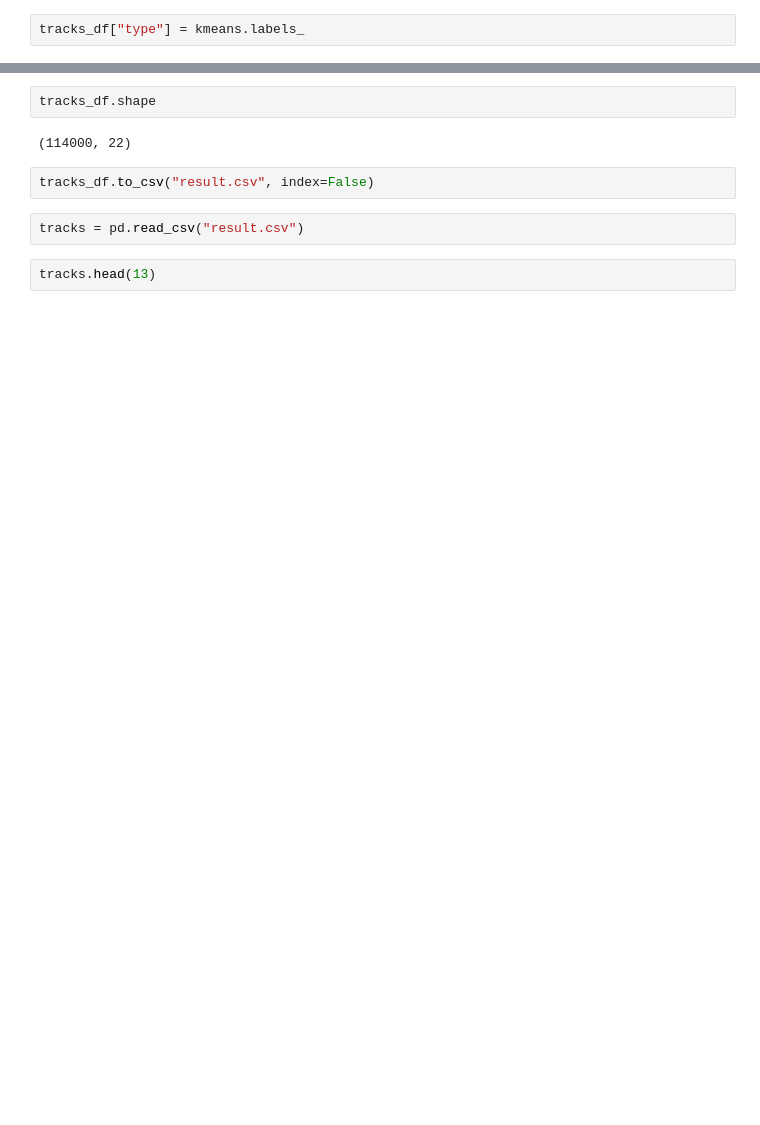
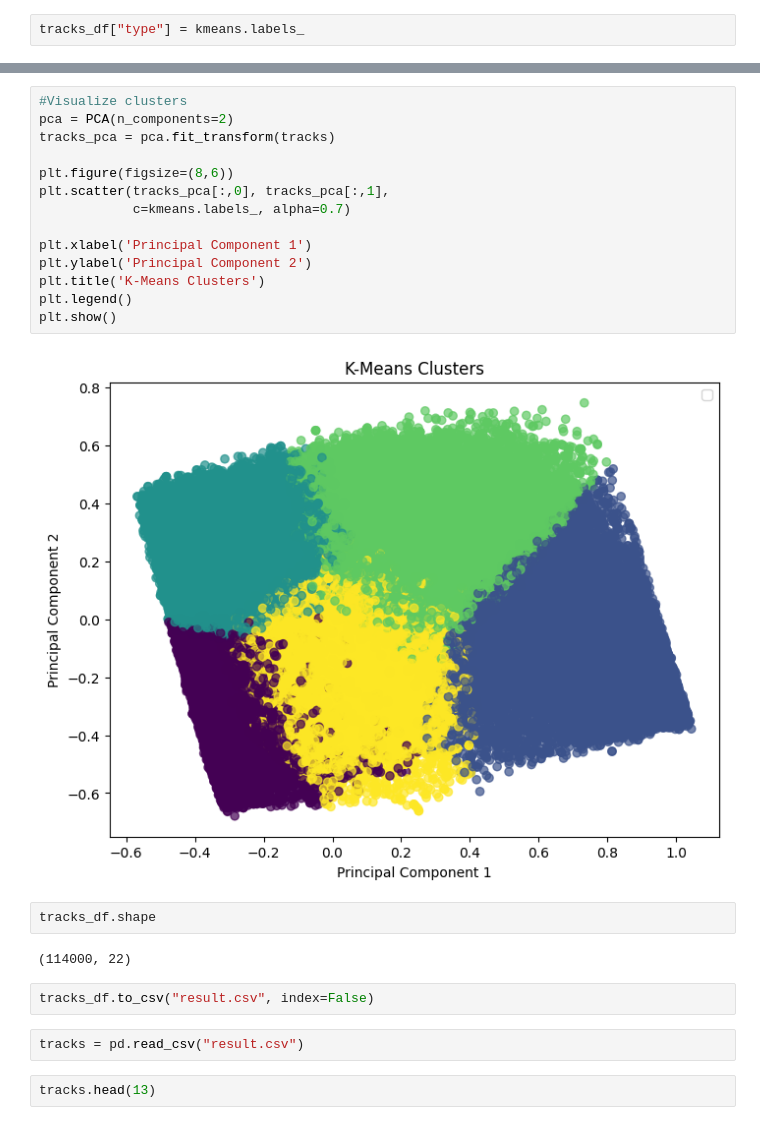
Before and after one commit to Priyanka-Keshavan/Team6_1.4_Spotify_Capstone, a Jupyter notebook: Spotify.ipynb, the cells around one changed output, grey strips where cells are left out. Cells and saved outputs as stored; diff of their text form; blank space fills up the shorter version.

```diff
--- a/Spotify.ipynb
+++ b/Spotify.ipynb
@@ -291,5 +288,21 @@ tracks_df["type"]
 114000 rows × 1 columns
 dtype: int32
+# %%
+#Visualize clusters
+pca = PCA(n_components=2)
+tracks_pca = pca.fit_transform(tracks)
+
+plt.figure(figsize=(8,6))
+plt.scatter(tracks_pca[:,0], tracks_pca[:,1],
+            c=kmeans.labels_, alpha=0.7)
+
+plt.xlabel('Principal Component 1')
+plt.ylabel('Principal Component 2')
+plt.title('K-Means Clusters')
+plt.legend()
+plt.show()
+# %% [output]
+[figure, added]
 # %%
 tracks_df.shape
 # %% [output]
```
Also changed, not shown: parts of 5 cells of this notebook.
